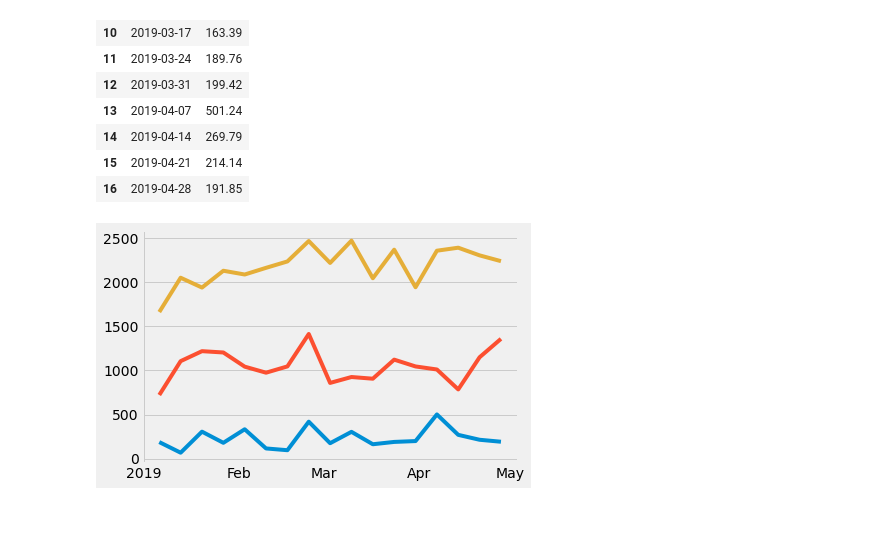
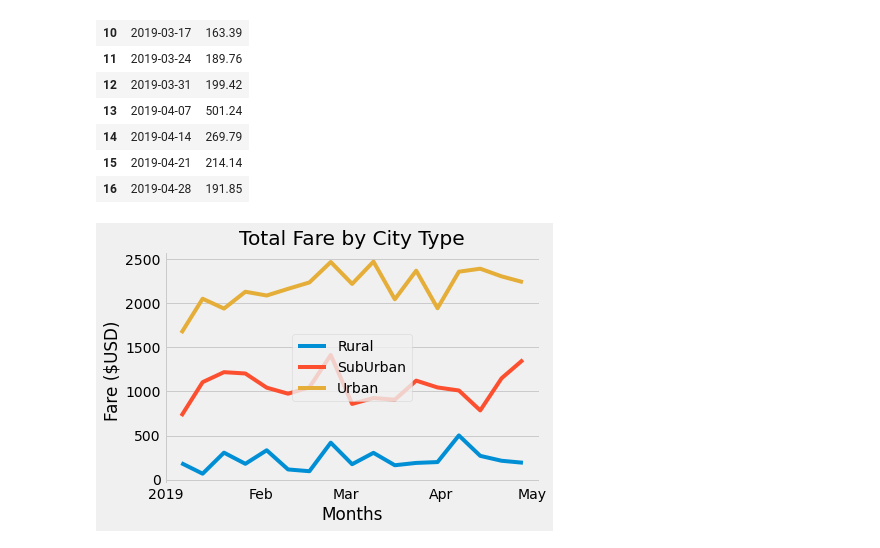
Before and after one commit to RoopaRaghav/PyBer_Analysis, a Jupyter notebook: PyBer_Challenge.ipynb, the cells around one changed output. Saved outputs shown, nothing was run; the diff lists cells and outputs as text; code cells hidden in the pictures; blank space fills up the shorter version.

Commit message:
Update the Summary fare plot.

```diff
--- a/PyBer_Challenge.ipynb
+++ b/PyBer_Challenge.ipynb
@@ -366,40 +366,37 @@ from matplotlib import style
 
 # Use the graph style fivethirtyeight.
 style.use('fivethirtyeight')
 
-
 fig ,ax = plt.subplots()
-
-
-
 
 # apply autoformatter for displaying of dates
 
 years = mlp.dates.YearLocator()
 months = mlp.dates.MonthLocator()
 monthsFmt = mlp.dates.DateFormatter('%b')
 yearsFmt = mlp.dates.DateFormatter('%Y')
 
 
 ax.xaxis.set_minor_locator(months)
 ax.xaxis.set_minor_formatter(monthsFmt)
 
 ax.xaxis.set_major_locator(years)
 ax.xaxis.set_major_formatter(yearsFmt)
 plt.setp(ax.xaxis.get_minorticklabels(), rotation=90)
 
-ax.set_ylabel = "Fare ($USD) "
-ax.set_title = "Total Fare by City Type"
-ax.set_xlabel ="Months"
-ax.legend = "Type"
-ax.legendlabels = {'Rural','SubUrban','Urban'}
+ax.set_ylabel("Fare ($USD) ")
+ax.set_title ("Total Fare by City Type")
+ax.set_xlabel ("Months")
+
+label_list = ['Rural','SubUrban','Urban']
 
 plt.plot(weekly_fare_sum_Rural['date'], weekly_fare_sum_Rural['Fare' ])
 plt.plot(weekly_fare_sum_Suburban['date'], weekly_fare_sum_Suburban['Fare'])
 plt.plot(weekly_fare_sum_Urban['date'], weekly_fare_sum_Urban['Fare'])
 
+ax.legend(label_list)
 
 plt.savefig("analysis/PyBer_fare_summary.png")
 plt.show()
 # %% [output]
-[figure, old version]
+[figure, new version]
```
Also changed, not shown: 1 other file.
